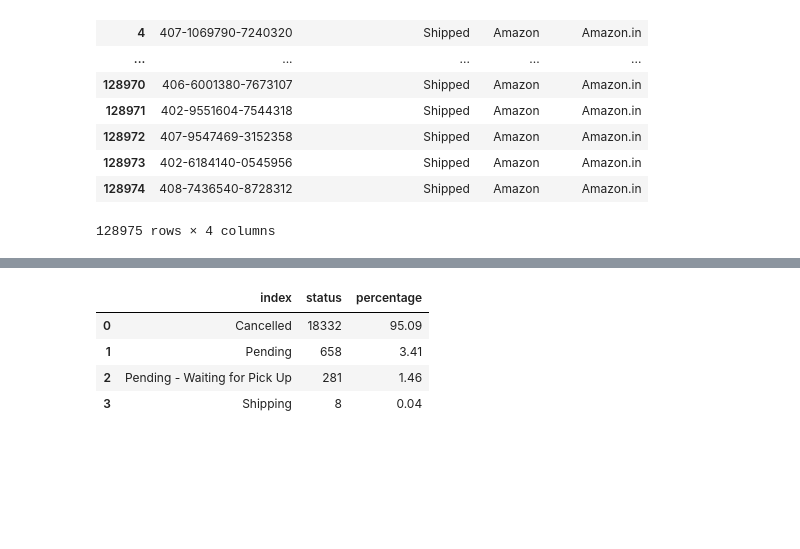
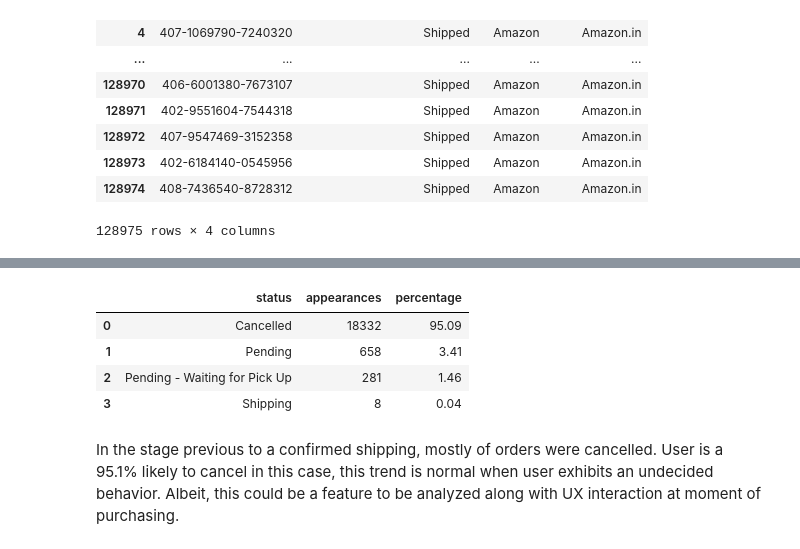
Before and after one commit to marlon-cooh/sklearn, a Jupyter notebook: projects/e-commerce.ipynb, the cells around one changed output, grey strips where cells are left out. Cells and saved outputs as stored; diff of their text form; code cells hidden in the pictures; blank space fills up the shorter version.

```diff
--- a/projects/e-commerce.ipynb
+++ b/projects/e-commerce.ipynb
@@ -155,3 +145,11 @@ The column `unnamed_22` does not provide any value to our analysis, it could be
 data.drop(labels="unnamed_22", axis=1, inplace=True)
 # %% [markdown]
 We need to impute missing values prior to continue with analysis of this dataset.
+# %%
+try:
+    msno.heatmap(
+        df=data
+    );
+    plt.show();
+except ValueError:
+    print("Strings were found, treat them")
@@ -228,18 +464,26 @@ shipped = ps.sqldf(shipped_query, locals())
 # %%
 not_shipped_query = "SELECT * FROM data WHERE status NOT LIKE '%Shipped%'"
 not_shipped = ps.sqldf(not_shipped_query, locals())
 
 (
     not_shipped.status
     .value_counts()
     .reset_index()
+    .rename(
+        columns={
+            "index" : "status",
+            "status" : "appearances"
+        }
+    )
     .assign(
-        percentage = lambda x: round((x.status * 100 / x.status.sum()), 2)
+        percentage = lambda df: round((df.appearances * 100 / df.appearances.sum(numeric_only=True)), 2)
     )
 )
 # %% [output]
-|  | index | status | percentage |
+|  | status | appearances | percentage |
 | 0 | Cancelled | 18332 | 95.09 |
 | 1 | Pending | 658 | 3.41 |
 | 2 | Pending - Waiting for Pick Up | 281 | 1.46 |
 | 3 | Shipping | 8 | 0.04 |
+# %% [markdown]
+In the stage previous to a confirmed shipping, mostly of orders were cancelled. User is a 95.1% likely to cancel in this case, this trend is normal when user exhibits an undecided behavior. Albeit, this could be a feature to be analyzed along with UX interaction at moment of purchasing.
```
Also changed, not shown: parts of 59 cells of this notebook, 1 other file.
